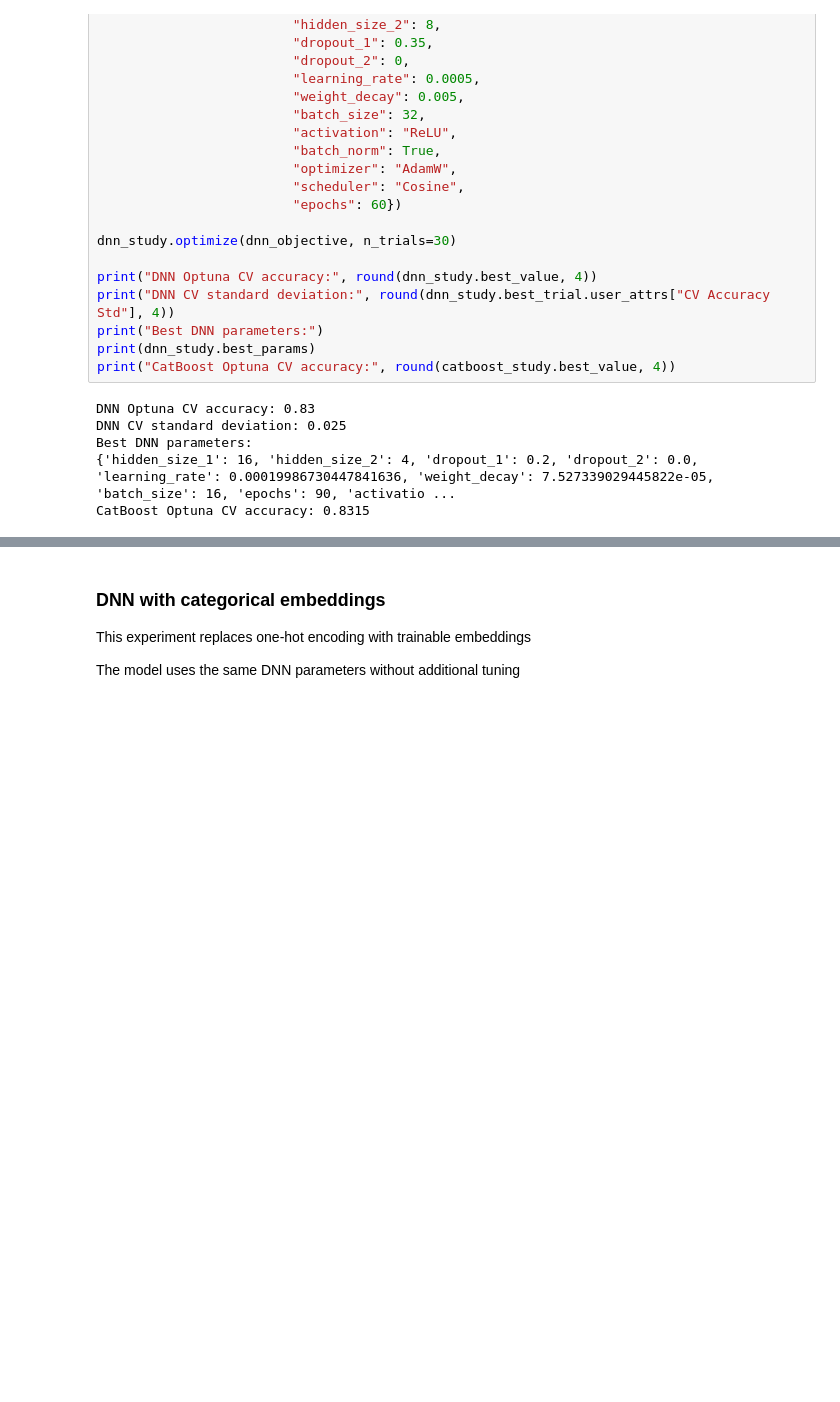
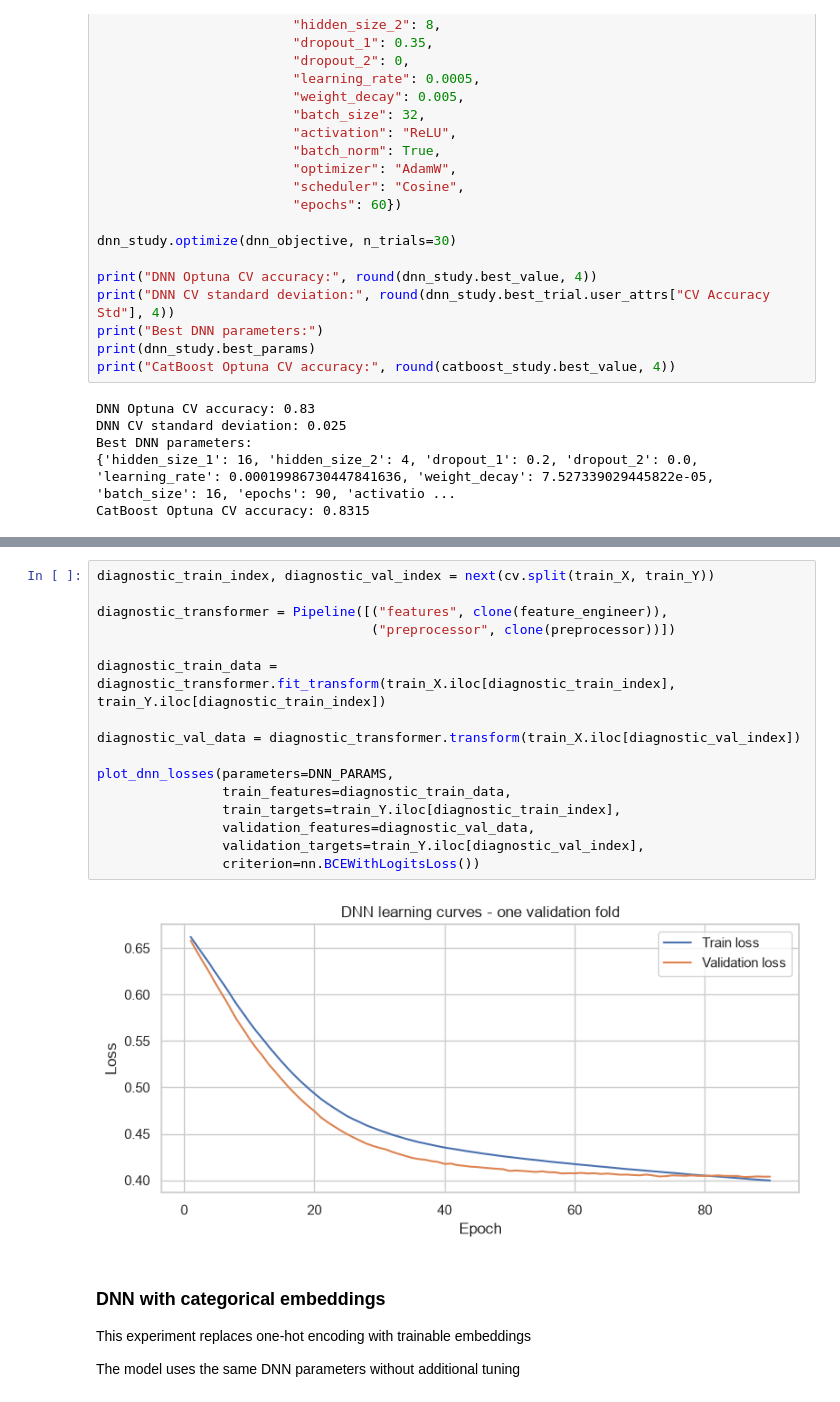
Before and after one commit to Alp1neCurd/titanic_survival_prediction, a Jupyter notebook: titanic_experiments.ipynb, the cells around one changed output, grey strips where cells are left out. Saved outputs shown, nothing was run; the diff lists cells and outputs as text; blank space fills up the shorter version.

```diff
--- a/titanic_experiments.ipynb
+++ b/titanic_experiments.ipynb
@@ -1021,3 +1101,21 @@ CatBoost Optuna CV accuracy: 0.8315
+# %%
+diagnostic_train_index, diagnostic_val_index = next(cv.split(train_X, train_Y))
+
+diagnostic_transformer = Pipeline([("features", clone(feature_engineer)),
+                                   ("preprocessor", clone(preprocessor))])
+
+diagnostic_train_data = diagnostic_transformer.fit_transform(train_X.iloc[diagnostic_train_index], train_Y.iloc[diagnostic_train_index])
+
+diagnostic_val_data = diagnostic_transformer.transform(train_X.iloc[diagnostic_val_index])
+
+plot_dnn_losses(parameters=DNN_PARAMS,
+                train_features=diagnostic_train_data,
+                train_targets=train_Y.iloc[diagnostic_train_index],
+                validation_features=diagnostic_val_data,
+                validation_targets=train_Y.iloc[diagnostic_val_index],
+                criterion=nn.BCEWithLogitsLoss())
+# %% [output]
+[figure, added]
 # %% [markdown]
 ### DNN with categorical embeddings
 
```
Also changed, not shown: parts of 4 cells of this notebook, 1 other file.
